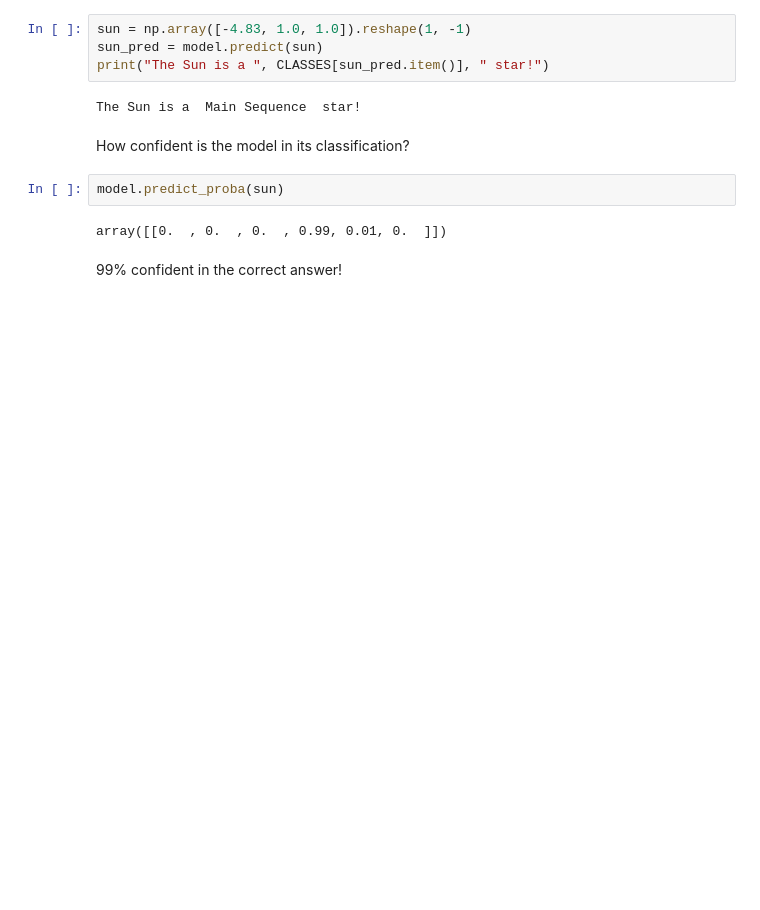
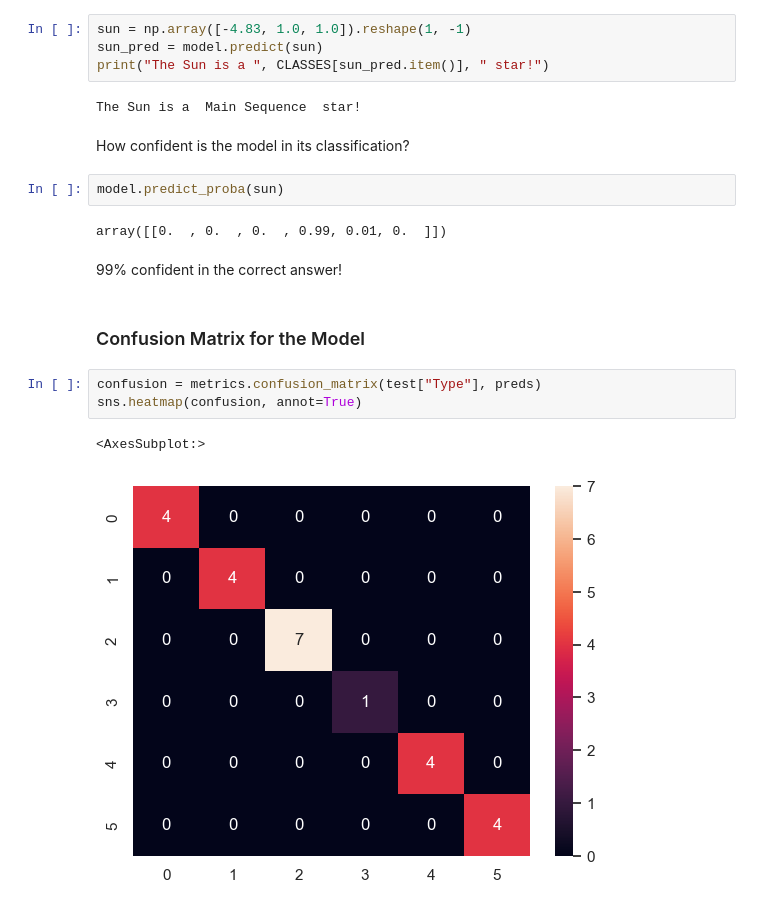
Before and after one commit to chloe0x0/stars, a Jupyter notebook: src/stars.ipynb, the cells around one changed output. Drawn from its saved outputs; the diff is of its cells as text; blank space fills up the shorter version.

Commit message:
More model evaluation

```diff
--- a/src/stars.ipynb
+++ b/src/stars.ipynb
@@ -322,3 +322,11 @@ model.predict_proba(sun)
 array([[0.  , 0.  , 0.  , 0.99, 0.01, 0.  ]])
 # %% [markdown]
 99% confident in the correct answer!
+# %% [markdown]
+### Confusion Matrix for the Model
+# %%
+confusion = metrics.confusion_matrix(test["Type"], preds)
+sns.heatmap(confusion, annot=True)
+# %% [output]
+<AxesSubplot:>
+[figure, added]
```
Also changed, not shown: parts of 2 cells of this notebook.
